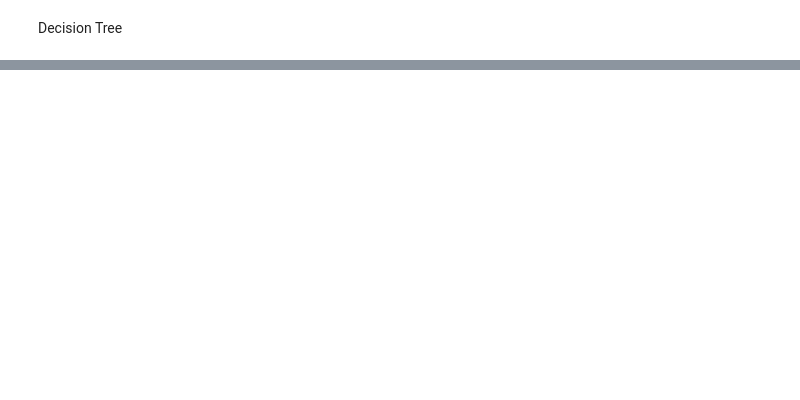
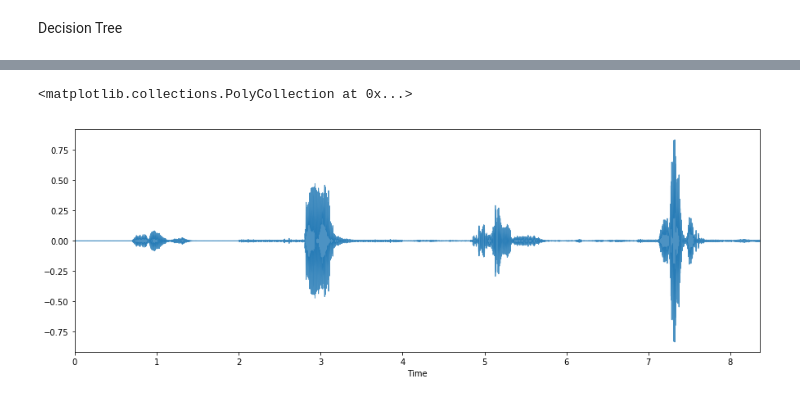
Before and after one commit to erickfecruz/ProjetoDataMining, a Jupyter notebook: Projeto.ipynb, the cells around one changed output, grey strips where cells are left out. Drawn from its saved outputs; the diff is of its cells as text; code cells hidden in the pictures; blank space fills up the shorter version.

```diff
--- a/Projeto.ipynb
+++ b/Projeto.ipynb
@@ -117,8 +136,33 @@ def separar_letras(data, fs, destination_array) :
         if (initialBigger != 0):
             initialBigger = initialBigger - 1
 
+        #Obter uma frequencia de corte baseada em um conjunto que possui apenas o ruído
+
+        corte = 0
+        if (initialBigger != 0):
+            corte = max(frames_list[initialBigger - 1])
+        else:
+            corte = max(frames_list[lastBigger + 2])
+
         value = np.hstack(frames_list[initialBigger:lastBigger+1])
-        destination_array.append(value)
+
+        #Remover o ruído com base no corte obtido anteriormente
+        variavel = 0
+        while(variavel < len(value)):
+            if value[variavel] < 0:
+                if corte > np.absolute(value[variavel]):
+                    value[variavel] = 0
+                else:
+                    value[variavel] = value[variavel] + corte
+            else:
+                if corte > value[variavel]:
+                    value[variavel] = 0
+                else:
+                    value[variavel] = value[variavel] - corte
+
+            variavel = variavel+1
+
+        destination_array.append(normalizar(value))
 # %% [markdown]
 Agora que tinhamos a função pronta criamos um laço que percorre todos os arquivos na pasta do conjunto de treinamento para que pudessemos recolher os dados para que estes fossem manipulados em um momento futuro
 # %%
@@ -272,0 +364,8 @@ print(false)
+# %%
+data, fs = librosa.load('treino/6a67.wav', None)
+ipd.Audio(data, rate=fs)
+plt.figure(figsize=(15, 5))
+librosa.display.waveplot(data, fs, alpha=0.8)
+# %% [output]
+<matplotlib.collections.PolyCollection at 0x...>
+[figure, added]
```
Also changed, not shown: parts of 13 cells of this notebook.
